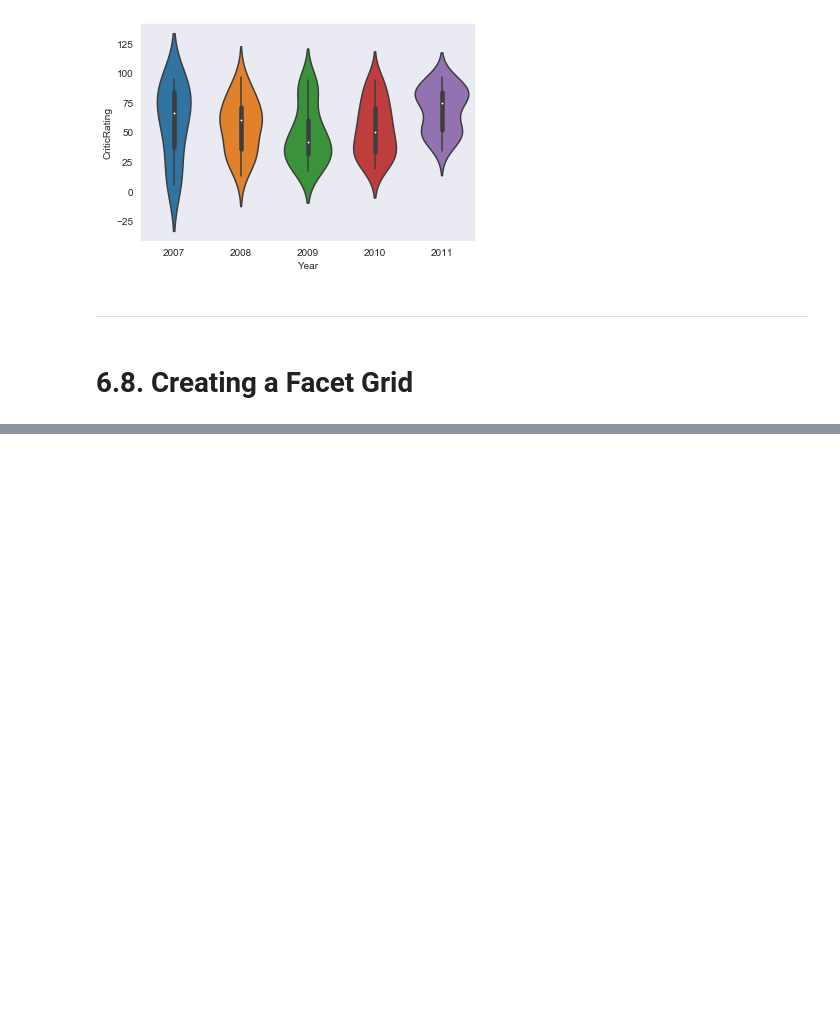
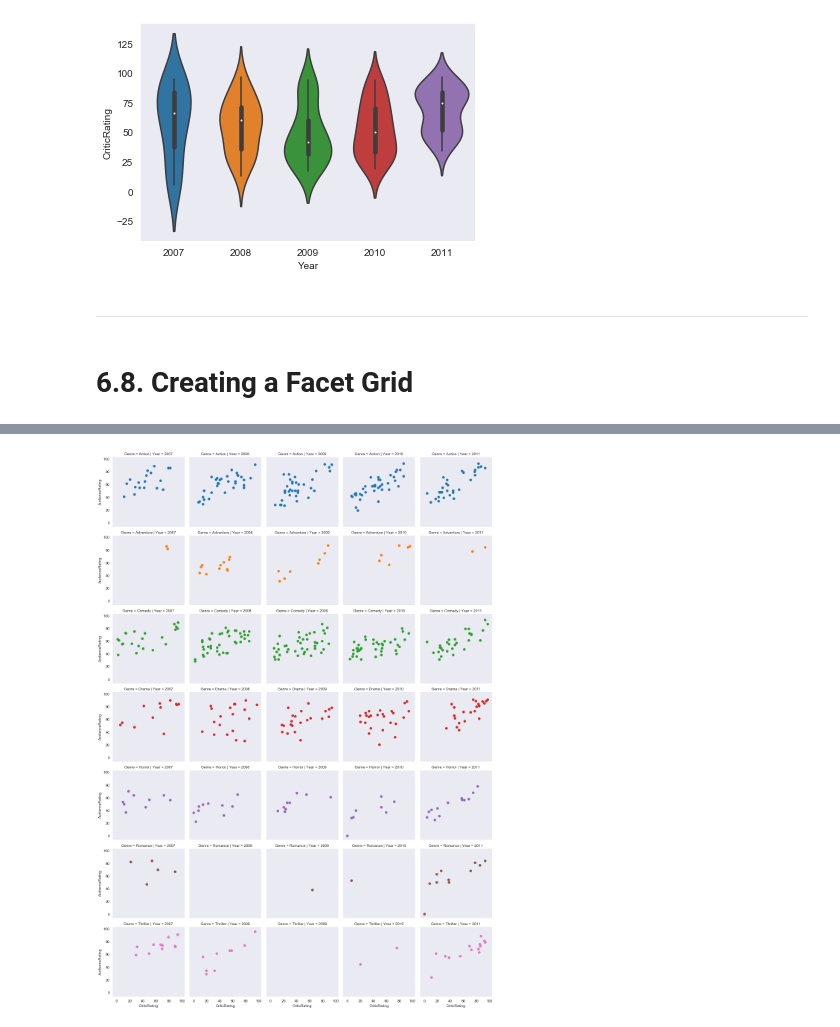
Before and after one commit to crivisan/Thesis_Prep, a Jupyter notebook: 1_Py4DS/6_Advanced_Visualization.ipynb, the cells around one changed output, grey strips where cells are left out. Drawn from its saved outputs; the diff is of its cells as text; code cells hidden in the pictures; blank space fills up the shorter version.

```diff
--- a/1_Py4DS/6_Advanced_Visualization.ipynb
+++ b/1_Py4DS/6_Advanced_Visualization.ipynb
@@ -340,0 +348,7 @@ z2b = sns.violinplot(data=movies[movies.Genre=="Drama"], x="Year", y="CriticRati
+# %%
+g = sns.FacetGrid(movies, row='Genre', col='Year', hue='Genre') #needed to define here again
+g = g.map(plt.scatter, "CriticRating", "AudienceRating") #we dont need to put "movies. " as it is already defined aove as dataframe
+#scatter plot that is splitted in all the plots
+plt.show()
+# %% [output]
+[figure, added]
```
Also changed, not shown: parts of 19 cells of this notebook.
